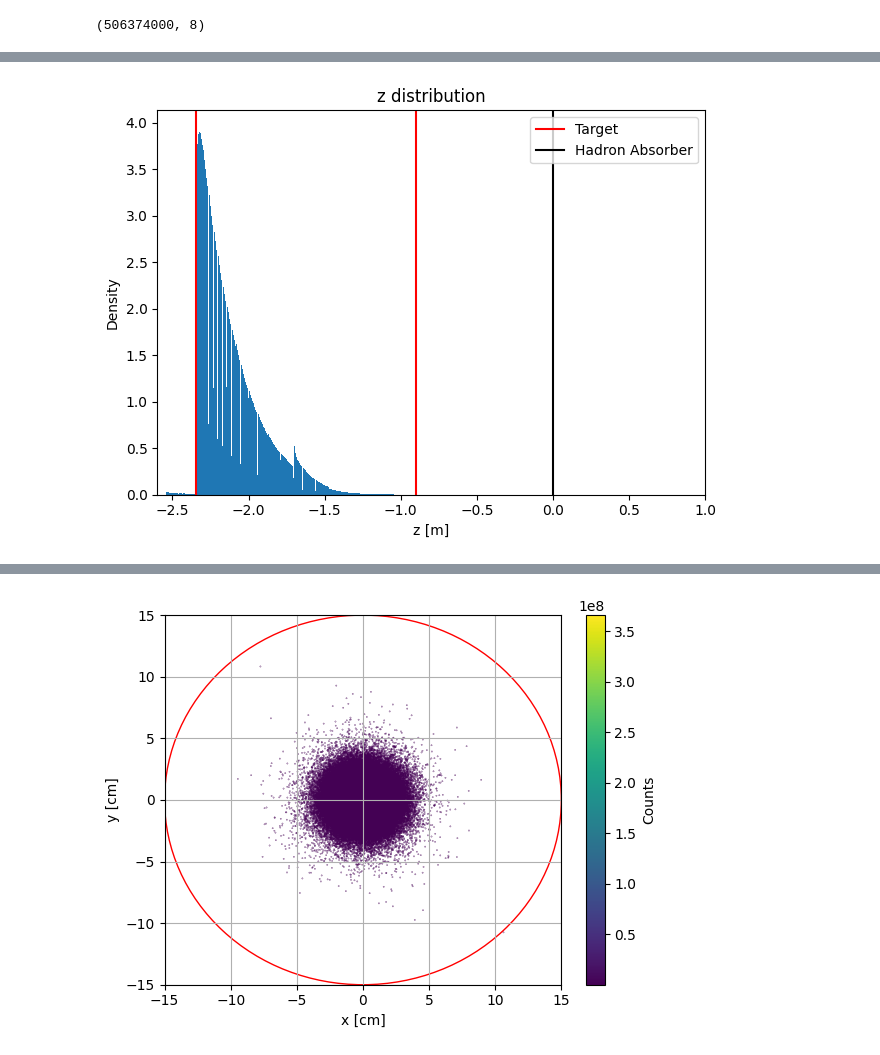
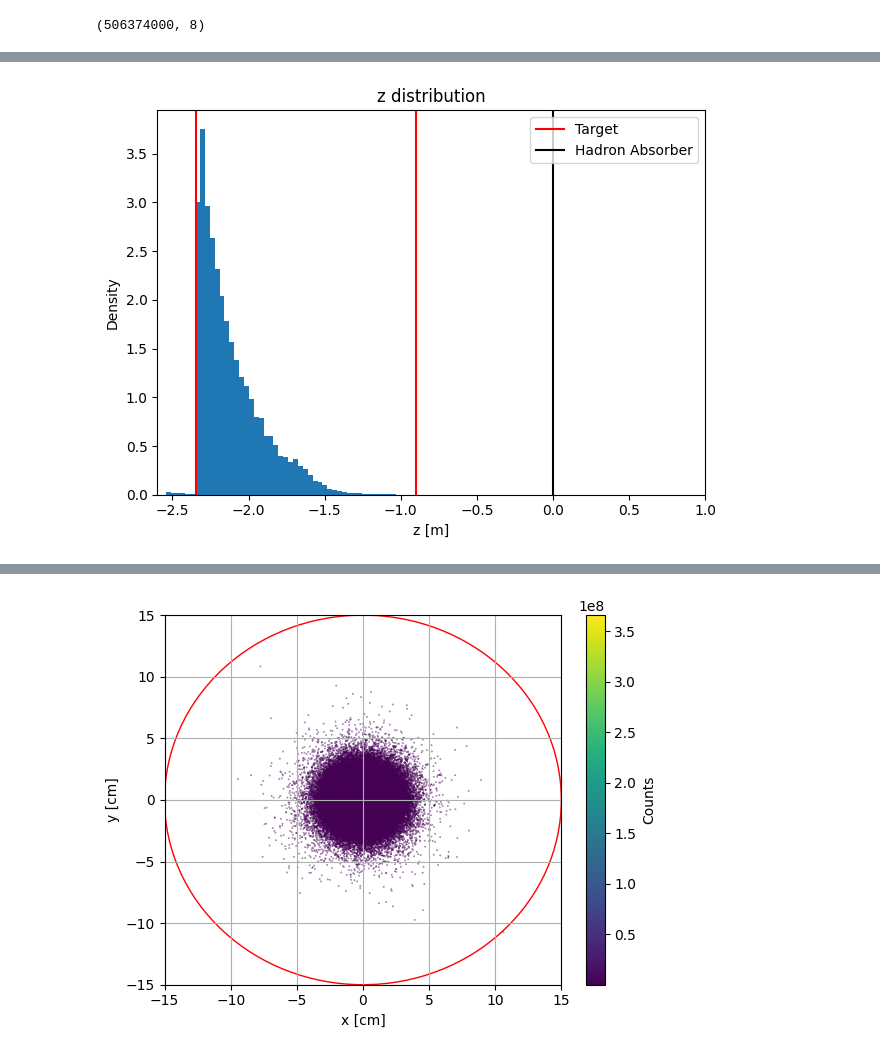
Before and after one commit to lfpc/MuonsAndMatter, a Jupyter notebook: data/see_input.ipynb, the cells around one changed output, grey strips where cells are left out. Cells and saved outputs as stored; diff of their text form; code cells hidden in the pictures.

```diff
--- a/data/see_input.ipynb
+++ b/data/see_input.ipynb
@@ -70,8 +70,9 @@ def difference_hist1d(x1,x2,xlabel:str = '',density = True, bins = 'auto'):
     plt.tick_params(axis='both', which='major', labelsize=fontsize)  # Major ticks
     plt.tick_params(axis='both', which='minor', labelsize=fontsize)  # Minor ticks (if needed)
 # %%
-with gzip.open('enriched_input.pkl', 'rb') as f:
+with gzip.open('muons/subsample_4M.pkl', 'rb') as f:
     data = pickle.load(f)
+print(data.shape)
 
 #with gzip.open('inputs.pkl', 'rb') as f:
 #    data_old = pickle.load(f)
@@ -99,15 +110,15 @@ p_full = np.sqrt(px_full**2+py_full**2+pz_full**2)
 # %%
-plt.hist(z_full, bins='auto', density=True)
+plt.hist(z_full, bins=200, density=True)
 plt.title('z distribution')
 plt.axvline(-2.345, color='red', label='Target')
 plt.axvline(-0.9, color='red')
 plt.axvline(0.0, color='black', label = 'Hadron Absorber')
 plt.xlabel('z [m]')
 plt.ylabel('Density')
 
 plt.xlim(-2.6, 1)
 plt.tight_layout()
 plt.legend()
 plt.show()
 # %% [output]
-[figure, old version]
+[figure, new version]
```
Also changed, not shown: parts of 16 cells of this notebook, 18 other files.
